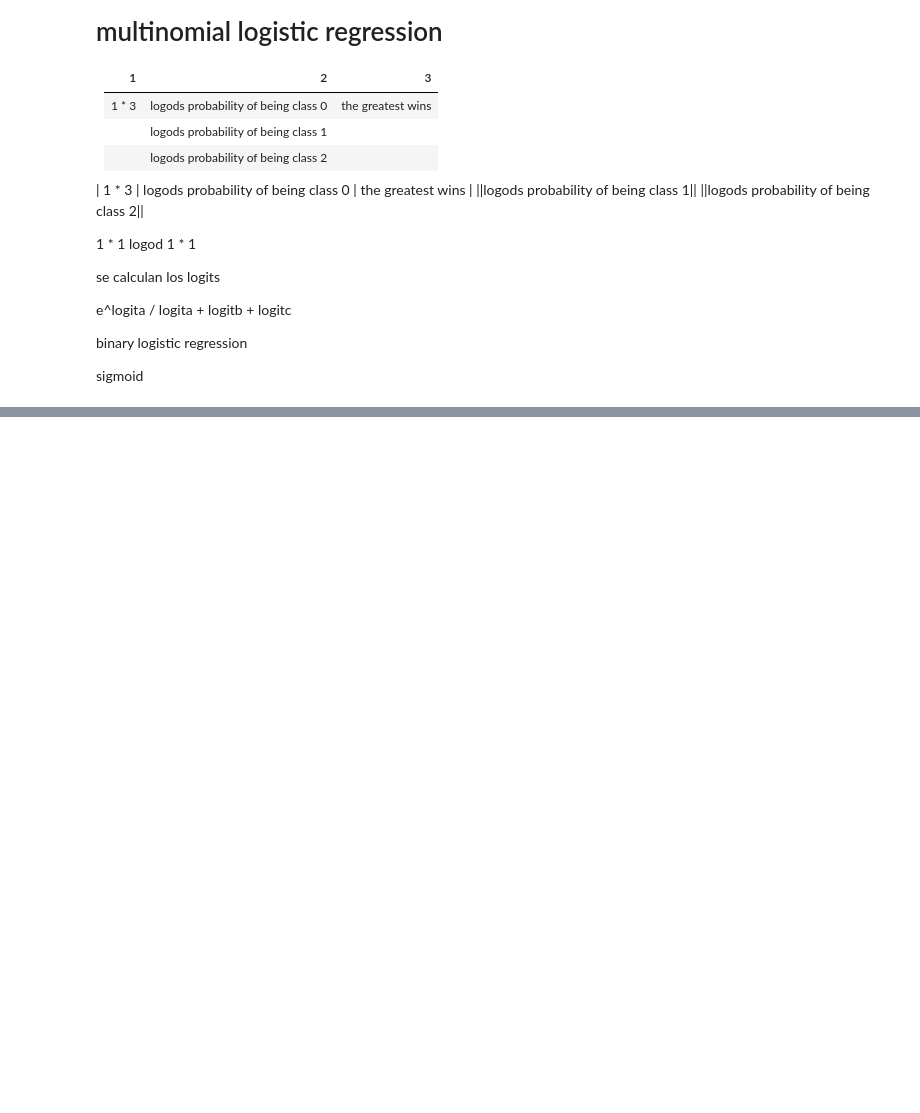
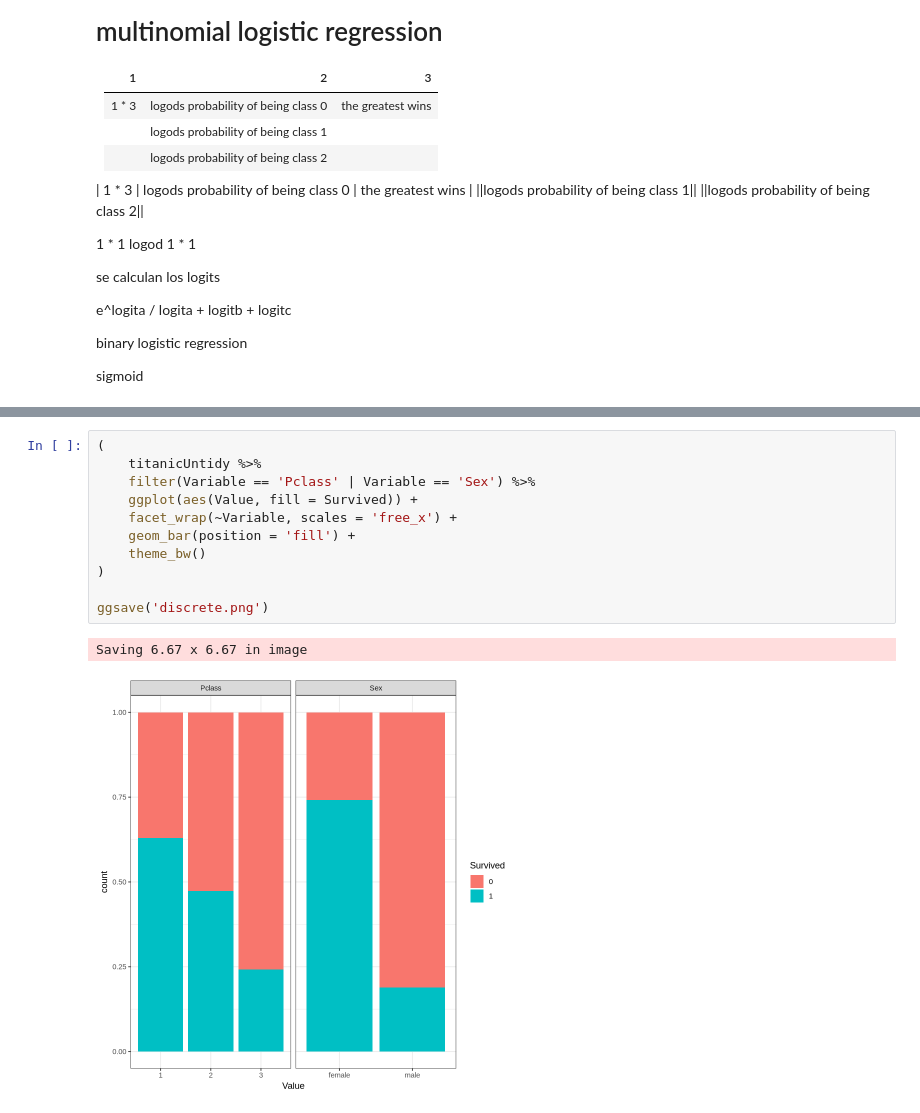
Before and after one commit to alejandro-armenta/r_machine_learning, a Jupyter notebook: titanic.ipynb, the cells around one changed output, grey strips where cells are left out. Saved outputs shown, nothing was run; the diff lists cells and outputs as text; blank space fills up the shorter version.

```diff
--- a/titanic.ipynb
+++ b/titanic.ipynb
@@ -218,0 +264,14 @@ A tibble: 0 × 3
+# %%
+(
+    titanicUntidy %>%
+    filter(Variable == 'Pclass' | Variable == 'Sex') %>%
+    ggplot(aes(Value, fill = Survived)) +
+    facet_wrap(~Variable, scales = 'free_x') +
+    geom_bar(position = 'fill') +
+    theme_bw()
+)
+
+ggsave('discrete.png')
+# %% [output]
+Saving 6.67 x 6.67 in image
+[figure, added]
```
Also changed, not shown: parts of 32 cells of this notebook, 2 other files.
